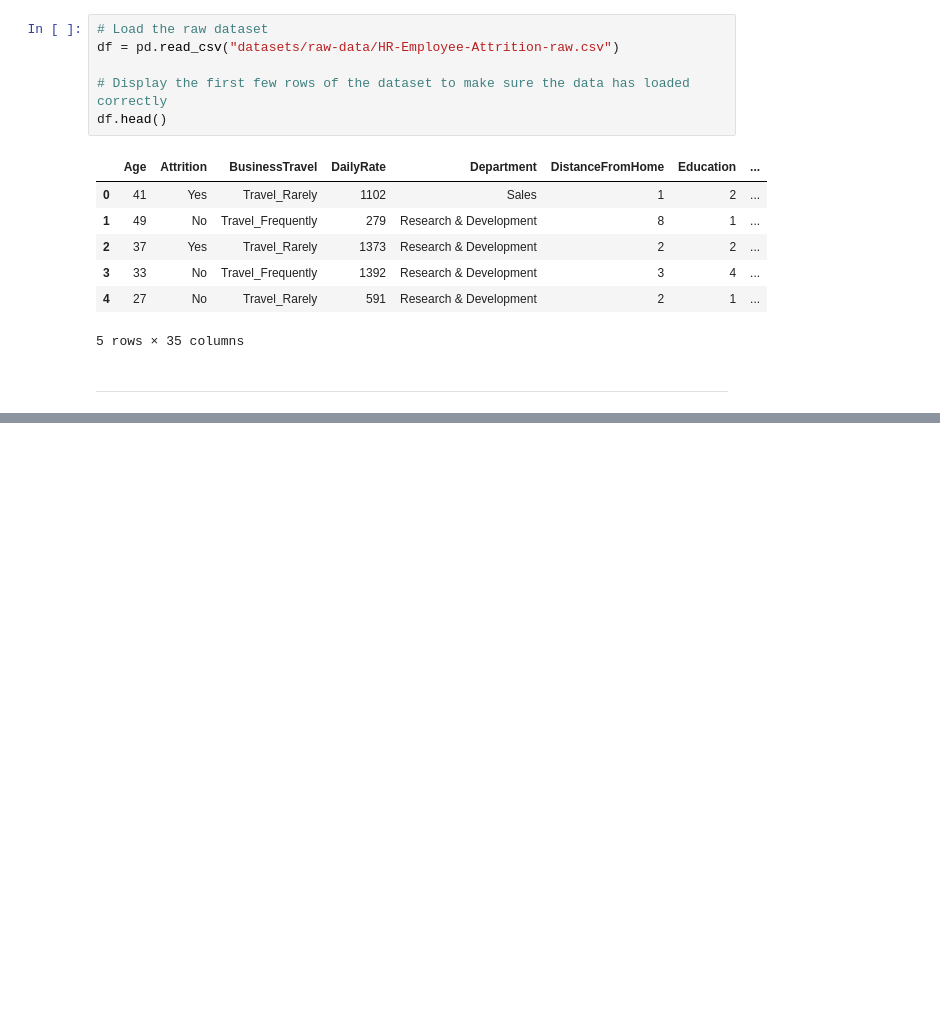
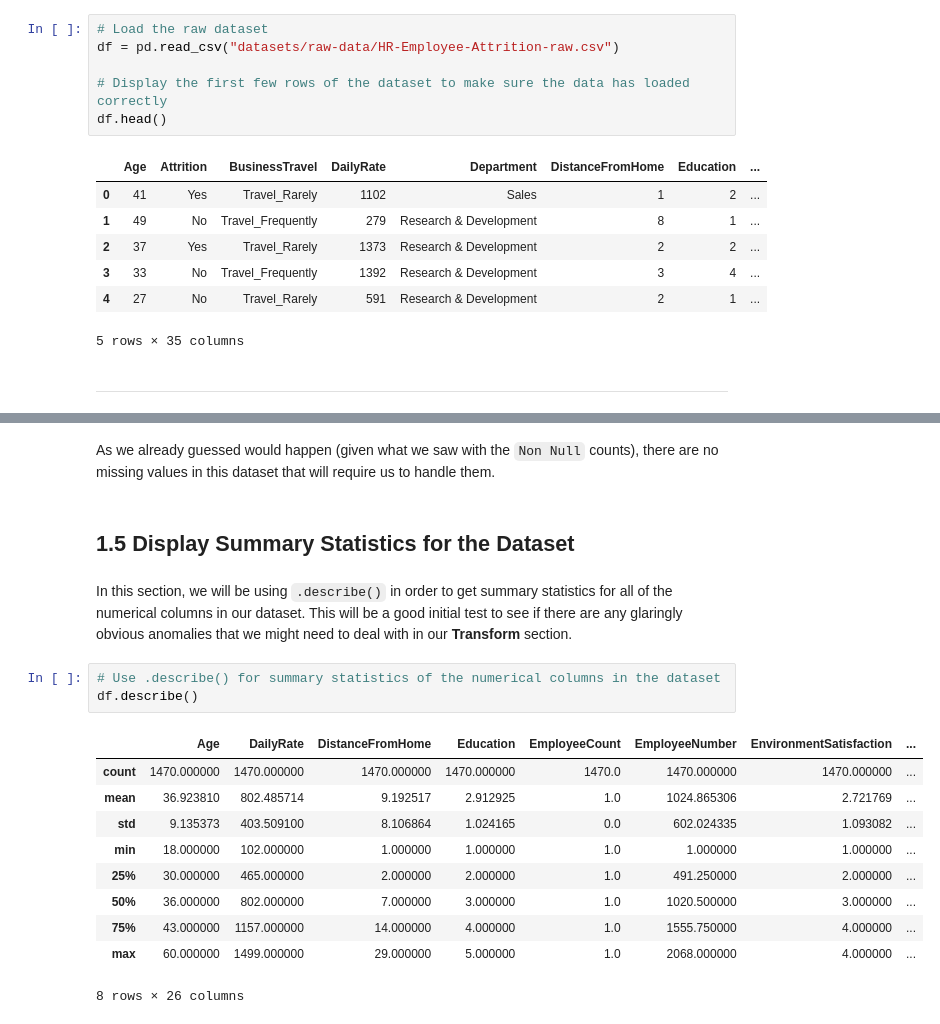
Before and after one commit to Dharmisthaben-15/Hackathon_2026_Group_1, a Jupyter notebook: jupyter_notebooks/ETL.ipynb, the cells around one changed output, grey strips where cells are left out. Drawn from its saved outputs; the diff is of its cells as text; blank space fills up the shorter version.

Commit message:
Feature #3: Explore the data with describe, check missing values, check duplicates

```diff
--- a/jupyter_notebooks/ETL.ipynb
+++ b/jupyter_notebooks/ETL.ipynb
@@ -83,0 +190,20 @@ df.head()
+# %% [markdown]
+As we already guessed would happen (given what we saw with the `Non Null` counts), there are no missing values in this dataset that will require us to handle them.
+# %% [markdown]
+## 1.5 Display Summary Statistics for the Dataset
+# %% [markdown]
+In this section, we will be using `.describe()` in order to get summary statistics for all of the numerical columns in our dataset. This will be a good initial test to see if there are any glaringly obvious anomalies that we might need to deal with in our **Transform** section.
+# %%
+# Use .describe() for summary statistics of the numerical columns in the dataset
+df.describe()
+# %% [output]
+|  | Age | DailyRate | DistanceFromHome | Education | EmployeeCount | EmployeeNumber | EnvironmentSatisfaction | ... |
+| count | 1470.000000 | 1470.000000 | 1470.000000 | 1470.000000 | 1470.0 | 1470.000000 | 1470.000000 | ... |
+| mean | 36.923810 | 802.485714 | 9.192517 | 2.912925 | 1.0 | 1024.865306 | 2.721769 | ... |
+| std | 9.135373 | 403.509100 | 8.106864 | 1.024165 | 0.0 | 602.024335 | 1.093082 | ... |
+| min | 18.000000 | 102.000000 | 1.000000 | 1.000000 | 1.0 | 1.000000 | 1.000000 | ... |
+| 25% | 30.000000 | 465.000000 | 2.000000 | 2.000000 | 1.0 | 491.250000 | 2.000000 | ... |
+| 50% | 36.000000 | 802.000000 | 7.000000 | 3.000000 | 1.0 | 1020.500000 | 3.000000 | ... |
+| 75% | 43.000000 | 1157.000000 | 14.000000 | 4.000000 | 1.0 | 1555.750000 | 4.000000 | ... |
+| max | 60.000000 | 1499.000000 | 29.000000 | 5.000000 | 1.0 | 2068.000000 | 4.000000 | ... |
+8 rows × 26 columns
```
Also changed, not shown: parts of 20 cells of this notebook.
